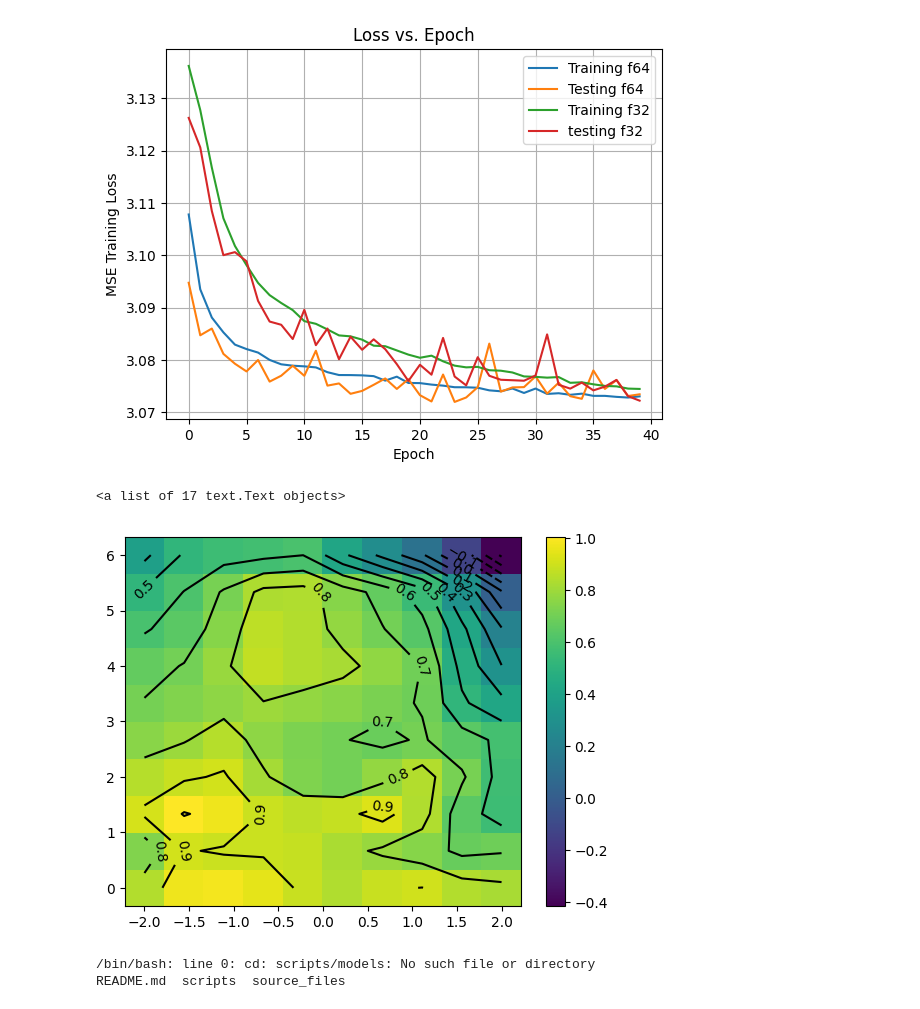
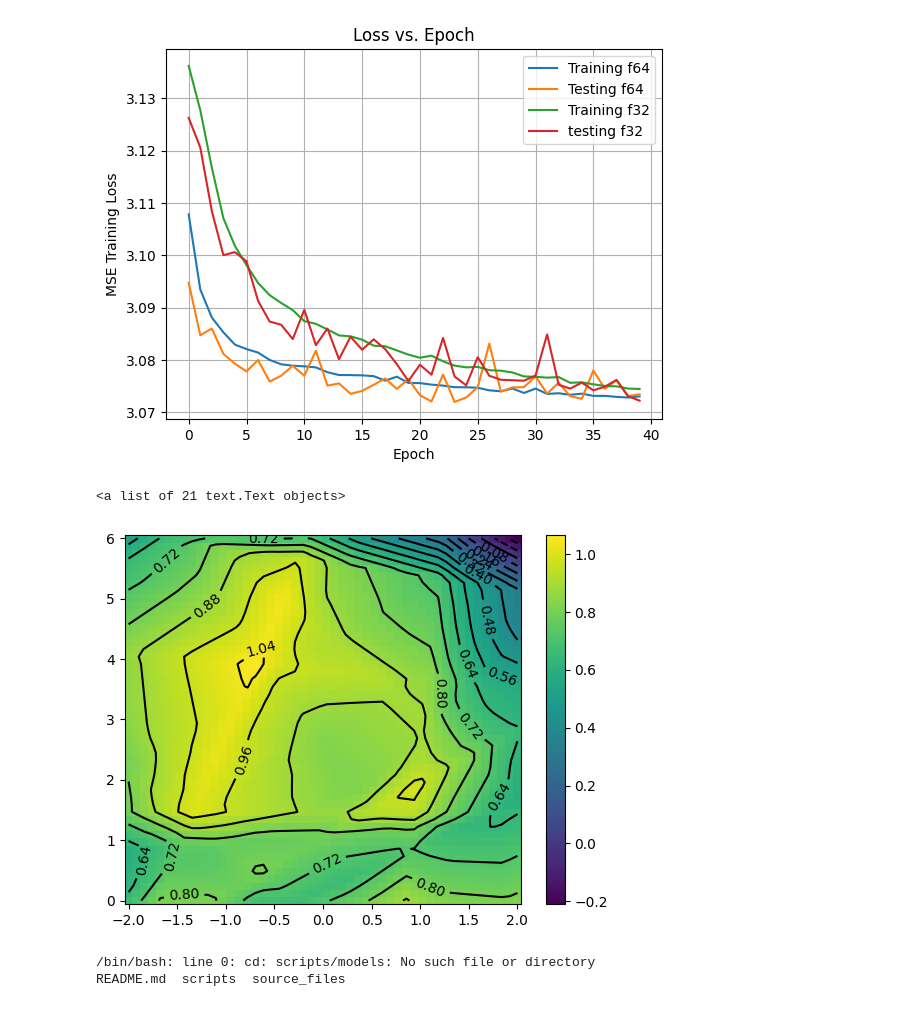
Before and after one commit to CarterTegen/4240BaseballProject, a Jupyter notebook: scripts/batting_NN.ipynb, the cells around one changed output. Saved outputs shown, nothing was run; the diff lists cells and outputs as text; code cells hidden in the pictures.

```diff
--- a/scripts/batting_NN.ipynb
+++ b/scripts/batting_NN.ipynb
@@ -320,7 +312,7 @@ context = pd.Series(values, index=indexes, dtype=float)
 
 inputs = {
     "start_speed": 90,
-    "spin_rate": 1300,
+    "spin_rate": 2400,
     "spin_dir": 159,
     "px": 0.5,
     "pz": 0.2,
@@ -335,36 +327,36 @@ pitches = pd.Series(pitches, index=PITCH_TYPES, dtype=float)
 model_path = "scripts/batting/models/HL1_64.pt"
 model = torch.load(model_path)
 model = model.to(torch.device("cuda"))
 
 model.eval()
 torch.no_grad()
 inputs = pd.Series([inputs["start_speed"], inputs["spin_rate"], inputs["spin_dir"], inputs["px"], inputs["pz"]], index=["start_speed", "spin_rate", "spin_dir", "px", "pz"], dtype=float)
 
 pitch = pd.concat([inputs, pitches, context])
 
 scaler = load(open('scripts/scaler.pkl', 'rb'))
 
 # pitch = scaler.transform(np.array(pitch.values).reshape(1, -1))
 
-n = 10
+n = 50
 px, pz = np.meshgrid(np.linspace(-2, 2, n), np.linspace(0, 6, n))
 scores = np.zeros((n, n))
 for i in range(len(px)):
     for j in range(len(pz)):
         pitch["px"], pitch["pz"] = px[i,j], pz[i,j]
         to_model = scaler.transform(np.array(pitch.values).reshape(1, -1))
         scores[i, j] = model(torch.tensor(to_model, dtype=torch.float32).cuda())
 
 
 
 plt.figure()
 plt.pcolor(px, pz, scores)
 plt.colorbar()
 cs = plt.contour(px, pz, scores, 15, colors="black")
 plt.clabel(cs)
 # %% [output]
-<a list of 17 text.Text objects>
+<a list of 21 text.Text objects>
-[figure, old version]
+[figure, new version]
 # %%
 # %% [output]
 /bin/bash: line 0: cd: scripts/models: No such file or directory
```
Also changed, not shown: parts of 1 cell of this notebook.
